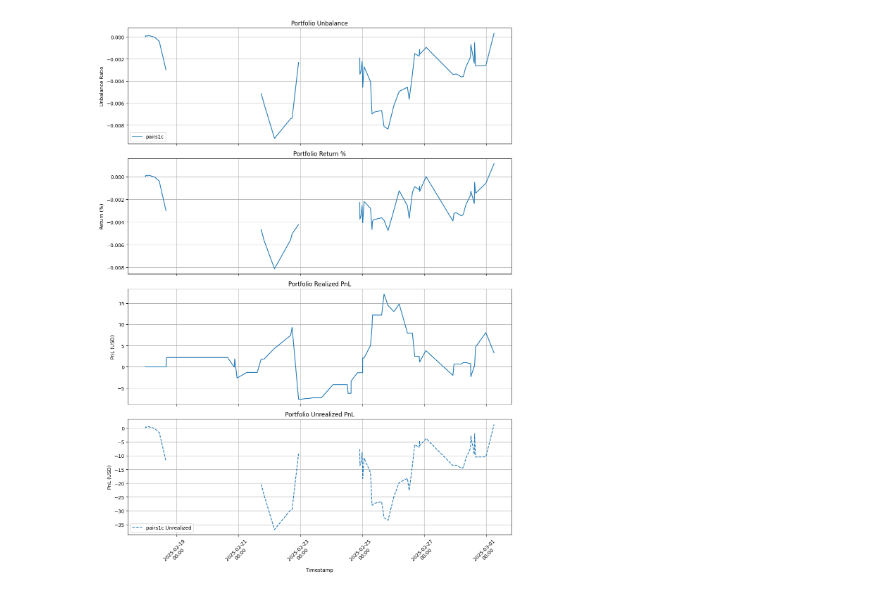
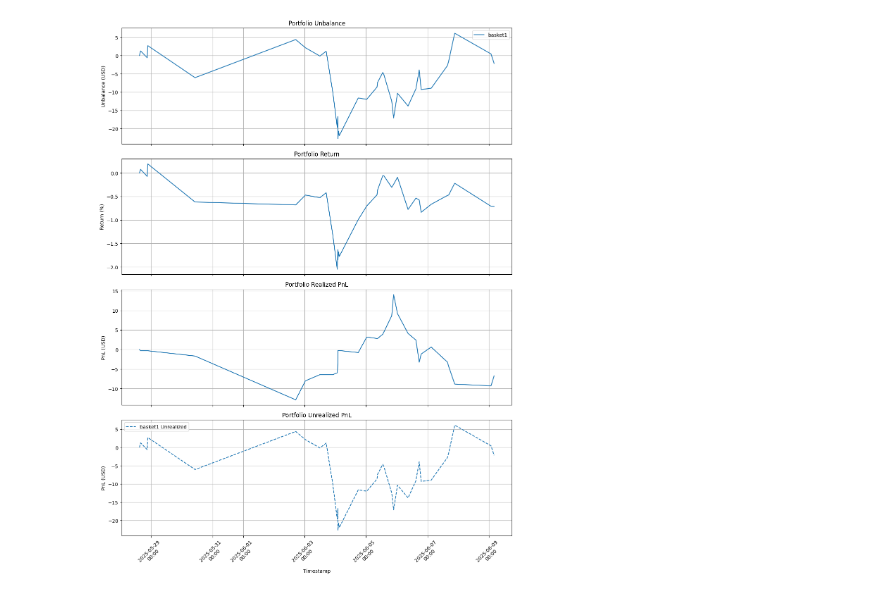
Before and after one commit to marescialloNino/position-comparator, a Jupyter notebook: unbalance.ipynb, the cells around one changed output. Saved outputs shown, nothing was run; the diff lists cells and outputs as text; code cells hidden in the pictures.

```diff
--- a/unbalance.ipynb
+++ b/unbalance.ipynb
@@ -104,7 +124,8 @@ def plot_metrics(selection: str):
 
     plt.show()
 # %%
-plot_metrics('pairs1c')
+# Example usage
+plot_metrics('basket1')
 # %% [output]
-[figure, old version]
+[figure, new version]
 # %%
```
Also changed, not shown: parts of 2 cells of this notebook, 13 other files.
